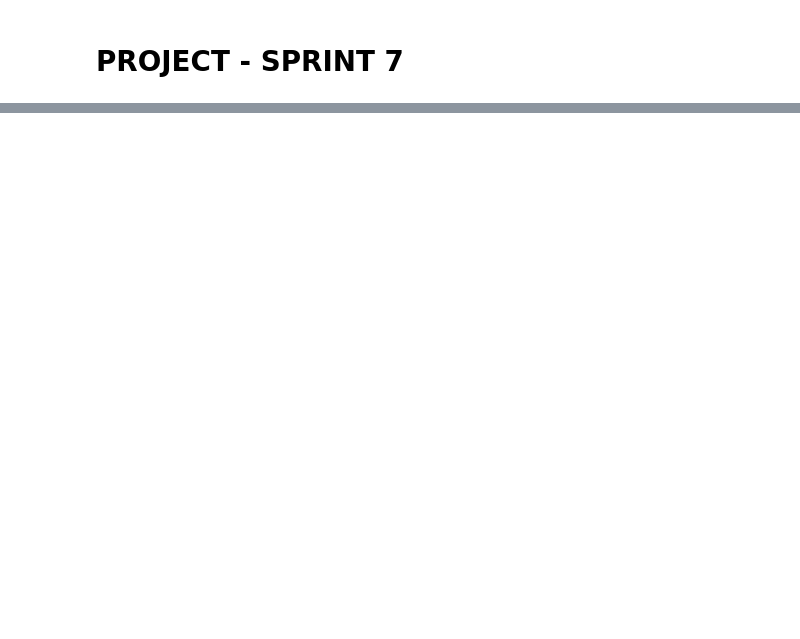
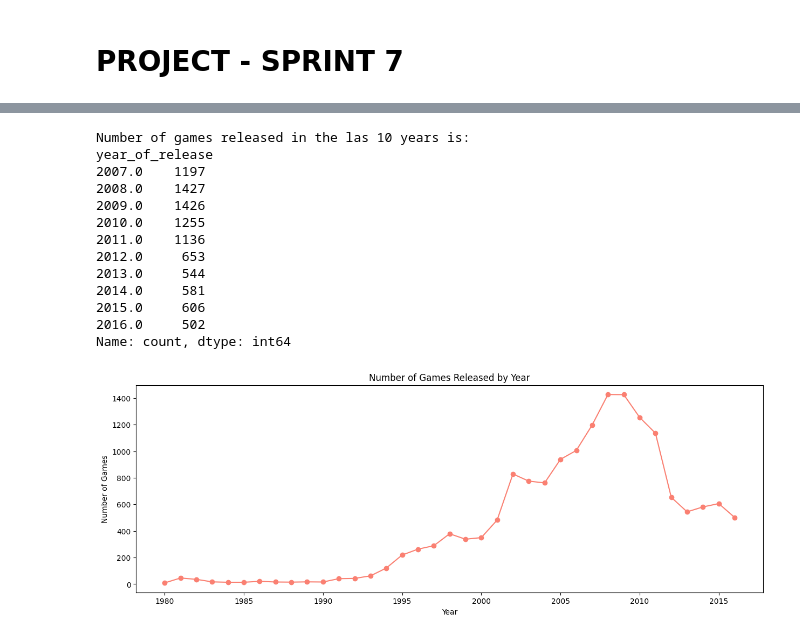
Before and after one commit to DM-DA/Mac_Project_S7, a Jupyter notebook: Project_S7.ipynb, the cells around one changed output, grey strips where cells are left out. Drawn from its saved outputs; the diff is of its cells as text; code cells hidden in the pictures; blank space fills up the shorter version.

```diff
--- a/Project_S7.ipynb
+++ b/Project_S7.ipynb
@@ -38,0 +10,18 @@ games_data.info()
+# %%
+# Import necessary libraries
+import pandas as pd
+import matplotlib.pyplot as plt
+import seaborn as sns
+from scipy.stats import ttest_ind, pearsonr
+import numpy as np
+
+# Load the data
+data = pd.read_csv('games.csv')
+data.columns = data.columns.str.lower()
+
+# Clean column names and fix data types
+# Convert year_of_release to integer, handle missing values
+# Replace TBD in user_score with NaN
+
+data['year_of_release'] = data['year_of_release'].dropna().astype(int)
+data['user_score'] = pd.to_numeric(data['user_score'].replace("TBD", None), errors='coerce')
@@ -38,0 +37,33 @@ games_data.info()
+# %%
+# Add total_sales column
+data['total_sales'] = data[['na_sales', 'eu_sales', 'jp_sales', 'other_sales']].sum(axis=1)
+
+# Games released by year
+release_counts = data['year_of_release'].value_counts().sort_index()
+#display(release_counts)
+
+print('Number of games released in the las 10 years is:')
+print(release_counts.tail(10))
+
+plt.figure(figsize=(15, 5))
+plt.plot(release_counts.index, release_counts.values, marker='o', linestyle='-', color='salmon')
+plt.title('Number of Games Released by Year')
+plt.xlabel('Year')
+plt.ylabel('Number of Games')
+
+plt.show()
+# %% [output]
+Number of games released in the las 10 years is:
+year_of_release
+2007.0    1197
+2008.0    1427
+2009.0    1426
+2010.0    1255
+2011.0    1136
+2012.0     653
+2013.0     544
+2014.0     581
+2015.0     606
+2016.0     502
+Name: count, dtype: int64
+[figure, added]
```
Also changed, not shown: parts of 27 cells of this notebook.
